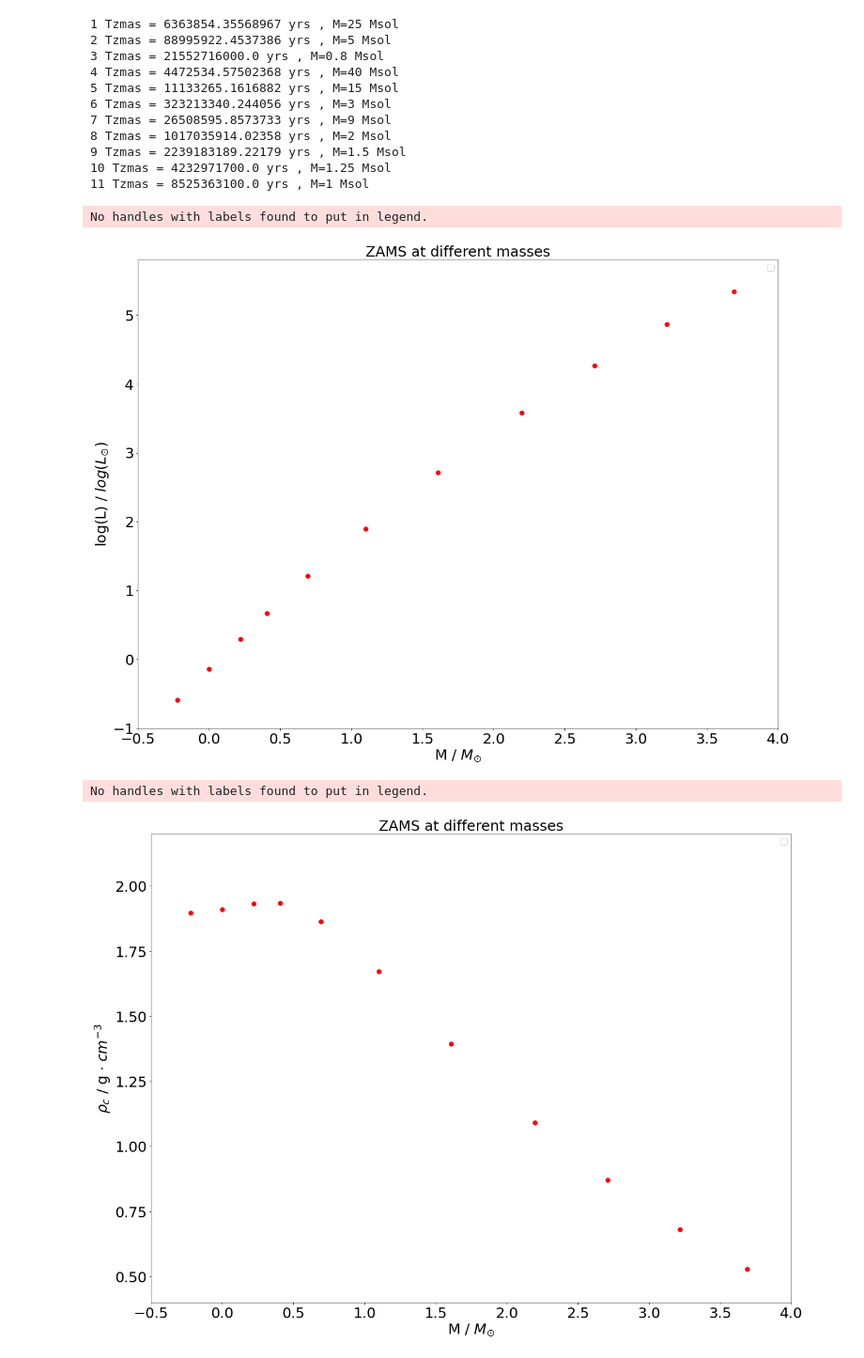
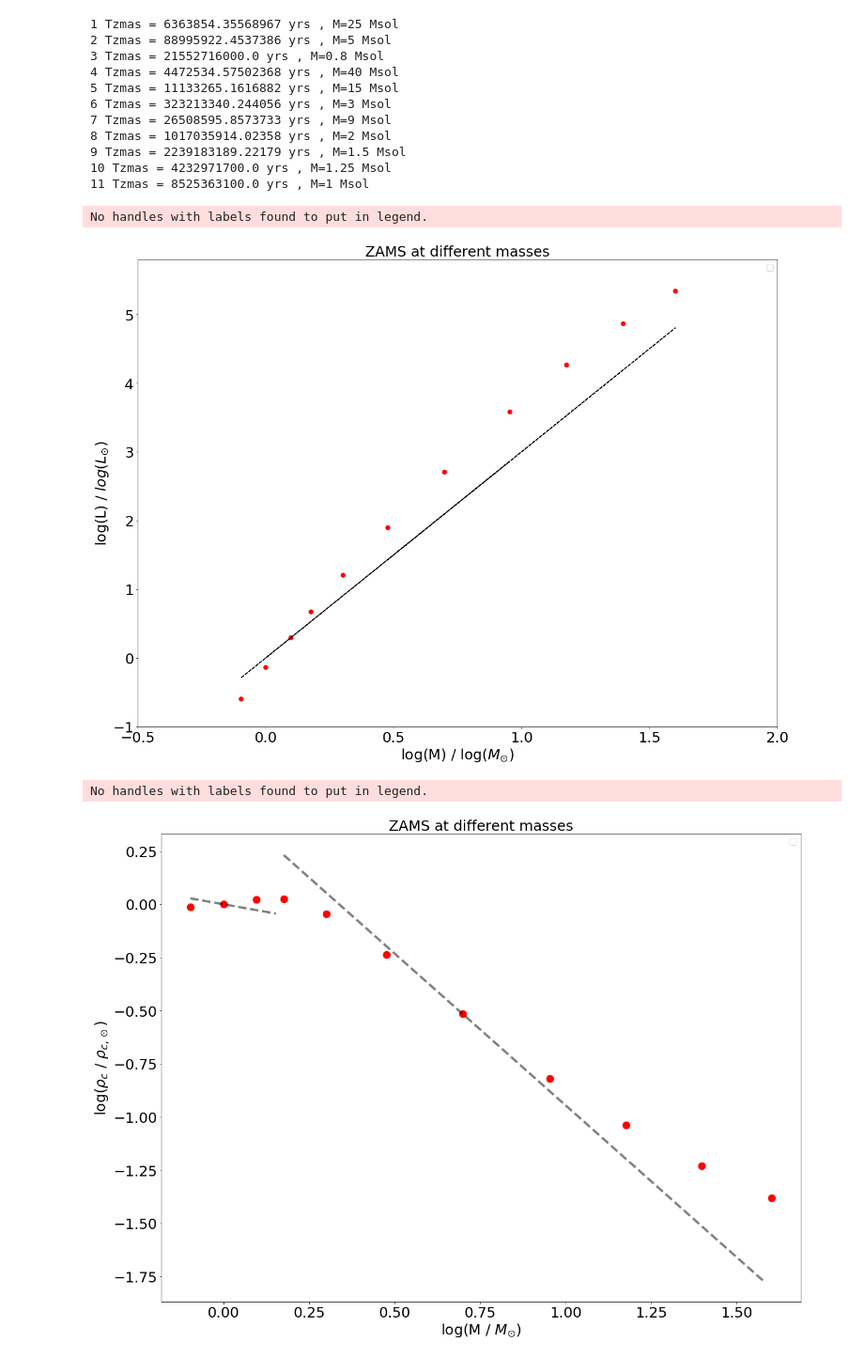
Before and after one commit to andygarciaserra/eee-star_evoltuion_models, a Jupyter notebook: eee-stellar_models.ipynb, the cells around one changed output. Shown at 94% size. Saved outputs shown, nothing was run; the diff lists cells and outputs as text; code cells hidden in the pictures.

```diff
--- a/eee-stellar_models.ipynb
+++ b/eee-stellar_models.ipynb
@@ -88,6 +93,8 @@ for i in range(0,len(fivemsol)):
     time = data[:,1]
     Xcen = data[:,21]
     Xcenlist = Xcen.flatten().tolist()
+    x = np.array(Xcenlist)
+    Minpos = np.where(x < 0.001)[0][0]
     print('M=5Msol , Vcrit=',fivemsol[i][-5],', Tms=',(time[Minpos]*1e-9),'Gyr')
     plt.plot(time,Xcen,plotlines[i],label=r'$Vcrit=$'+fivemsol[i][-5])
 plt.legend()
@@ -347,7 +354,6 @@ for name in files:
 plt.figure(figsize=(20,15))
 Lzams = []
 Mzams = []
-masses = []
 for name in files:
     m,v=m_v_name(name)
     if (m=='0.8' or m=='1' or m=='1.25' or m=='1.5'
@@ -357,51 +363,68 @@ for name in files:
         Lz = lgL[0]
         M = data[:,2]
         Mz = M[0]
-        masses.append(m)
         Lzams.append(Lz)
         Mzams.append(Mz)
-Mzams = np.log(Mzams)
+Mzams = np.log10(Mzams)
+M = np.array(Mzams)
+x = 3*M
 plt.plot(Mzams,Lzams,'r.',ms=15)
+plt.plot(Mzams,x,'k--')
 plt.legend(fontsize=15,ncol=2)
 plt.title(r'ZAMS at different masses')
-plt.xlabel('M / $M_{\odot}$')
+plt.xlabel('log(M) / log($M_{\odot}$)')
 plt.ylabel('log(L) / $log(L_{\odot})$')
 plt.ylim([-1,5.8])
-plt.xlim([-0.5,4])
+plt.xlim([-0.5,2])
 plt.savefig(figdir+'L-M_zams.png',dpi=300)
 # %% [output]
 No handles with labels found to put in legend.
-[figure, old version]
+[figure, new version]
 # %%
 # 8. RHOc-M for stars in ZAMS
 plt.figure(figsize=(20,15))
 RHOzams = []
 Mzams = []
-masses = []
 for name in files:
     m,v=m_v_name(name)
     if (m=='0.8' or m=='1' or m=='1.25' or m=='1.5'
         or m=='2' or m=='3' or m=='5' or m=='9' or m=='15' or m=='25' or m=='40')and(v=='0'):
         data = np.loadtxt(datadir+name,skiprows=3)
         lgRHO = data[:,19]
         RHOz = lgRHO[0]
         M = data[:,2]
         Mz = M[0]
-        masses.append(m)
         RHOzams.append(RHOz)
         Mzams.append(Mz)
-Mzams = np.log(Mzams)
-plt.plot(Mzams,RHOzams,'r.',ms=15)
+        if (m=='1'):
+            RHOo=RHOz
+        if (m=='5'):
+            RHO5=RHOz
+
+    #General data plot:
+Mzams = np.log10(Mzams)
+RHOzams = RHOzams-RHOo
+plt.plot(Mzams,RHOzams,'r.',ms=25)
+
+    #p-p chain model plot:
+M = np.arange(np.log10(0.8),np.log10(1.5),0.05)
+RHOpp = (-2/7)*M
+plt.plot(M,RHOpp,'k--',linewidth=4,alpha=0.5)
+
+    #CNO cycle model plot (M=5M0 scale):
+M = np.arange(np.log10(1.5),np.log10(40),0.05)
+RHOcno = (-10/7)*(M-np.log10(5))-RHOo+RHO5
+plt.plot(M,RHOcno,'k--',linewidth=4,alpha=0.5)
+
+    #Plot format:
 plt.legend(fontsize=15,ncol=2)
 plt.title(r'ZAMS at different masses')
-plt.xlabel('M / $M_{\odot}$')
-plt.ylabel(r'$\rho_c$'+' / g · $cm^{-3}$')
-plt.xlim([-0.5,4])
-plt.ylim([0.4,2.2])
+plt.xlabel('log(M / $M_{\odot}$)')
+plt.ylabel(r'log($\rho_c \ / \ \rho_{c,\odot}$)')
 plt.savefig(figdir+'L-M_zams.png',dpi=300)
 # %% [output]
 No handles with labels found to put in legend.
-[figure, old version]
+[figure, new version]
 # %%
 # 9. Tc-M for stars in ZAMS
 plt.figure(figsize=(20,15))
```
Also changed, not shown: parts of 6 cells of this notebook, 3 other files.
